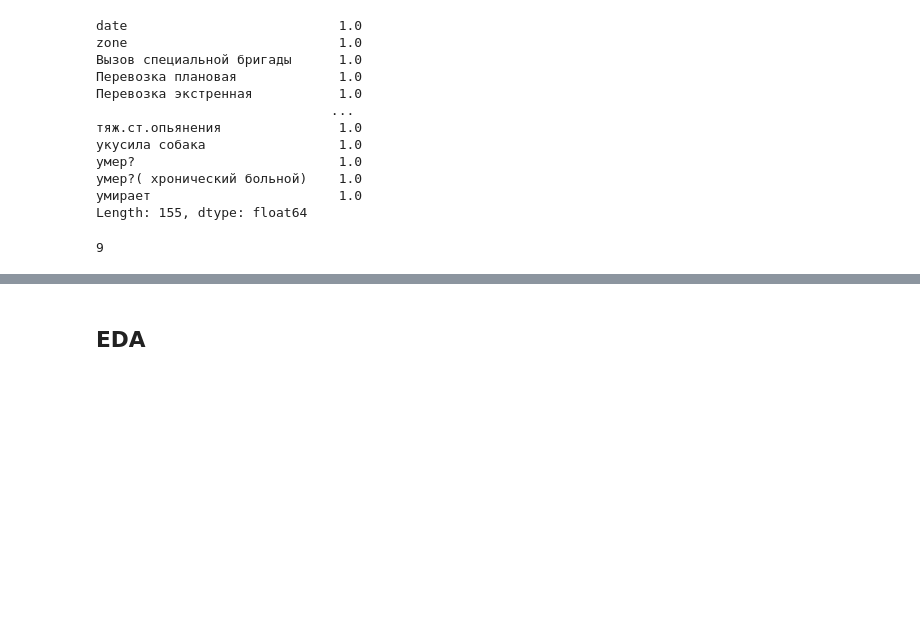
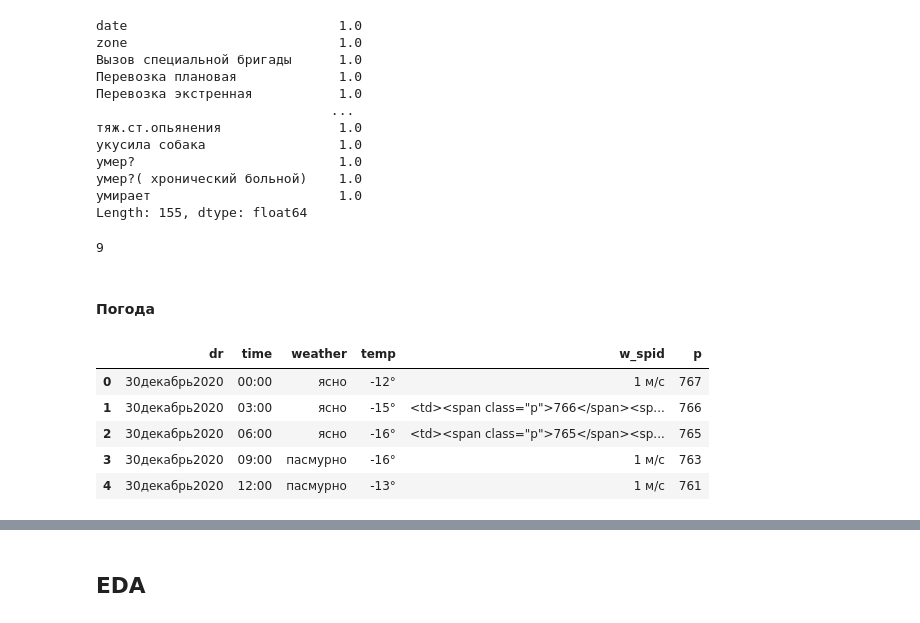
Before and after one commit to Siella/ambulance_crews, a Jupyter notebook: EDA/ICL_EDA.ipynb, the cells around one changed output, grey strips where cells are left out. Saved outputs shown, nothing was run; the diff lists cells and outputs as text; code cells hidden in the pictures; blank space fills up the shorter version.

```diff
--- a/EDA/ICL_EDA.ipynb
+++ b/EDA/ICL_EDA.ipynb
@@ -56,3 +56,16 @@ df[TARGET] = df.iloc[:, 2:].sum(axis=1)
 df.zone.nunique() # 9 подстанций
 # %% [output]
 9
+# %% [markdown]
+#### Погода
+# %%
+weather_df = pd.read_csv('weather.csv', encoding='utf-8')
+# %%
+weather_df.head()
+# %% [output]
+|  | dr | time | weather | temp | w_spid | p |
+| 0 | 30декабрь2020 | 00:00 | ясно | -12° | 1 м/с | 767 |
+| 1 | 30декабрь2020 | 03:00 | ясно | -15° | <td><span class="p">766</span><sp... | 766 |
+| 2 | 30декабрь2020 | 06:00 | ясно | -16° | <td><span class="p">765</span><sp... | 765 |
+| 3 | 30декабрь2020 | 09:00 | пасмурно | -16° | 1 м/с | 763 |
+| 4 | 30декабрь2020 | 12:00 | пасмурно | -13° | 1 м/с | 761 |
```
Also changed, not shown: parts of 22 cells of this notebook.
